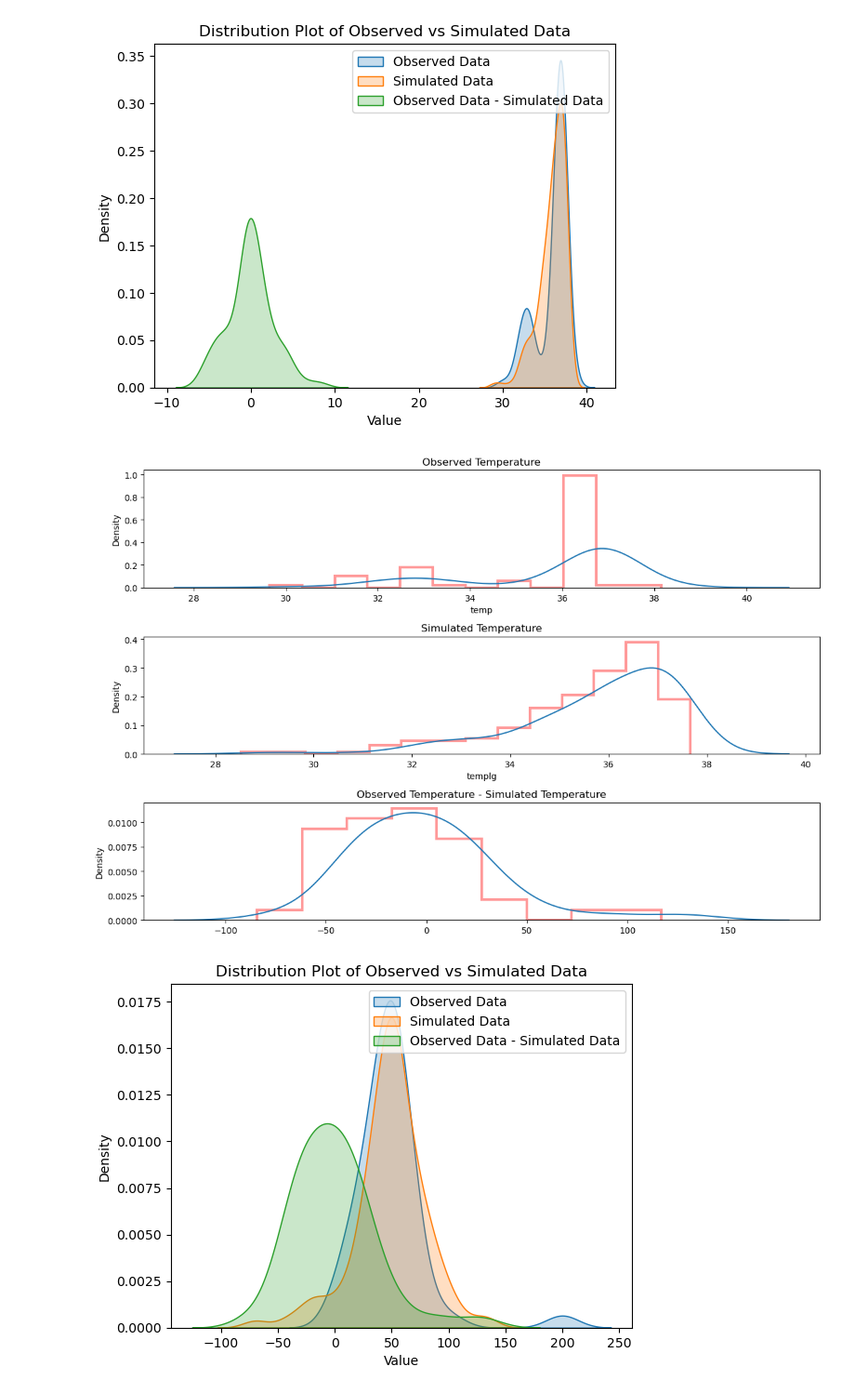
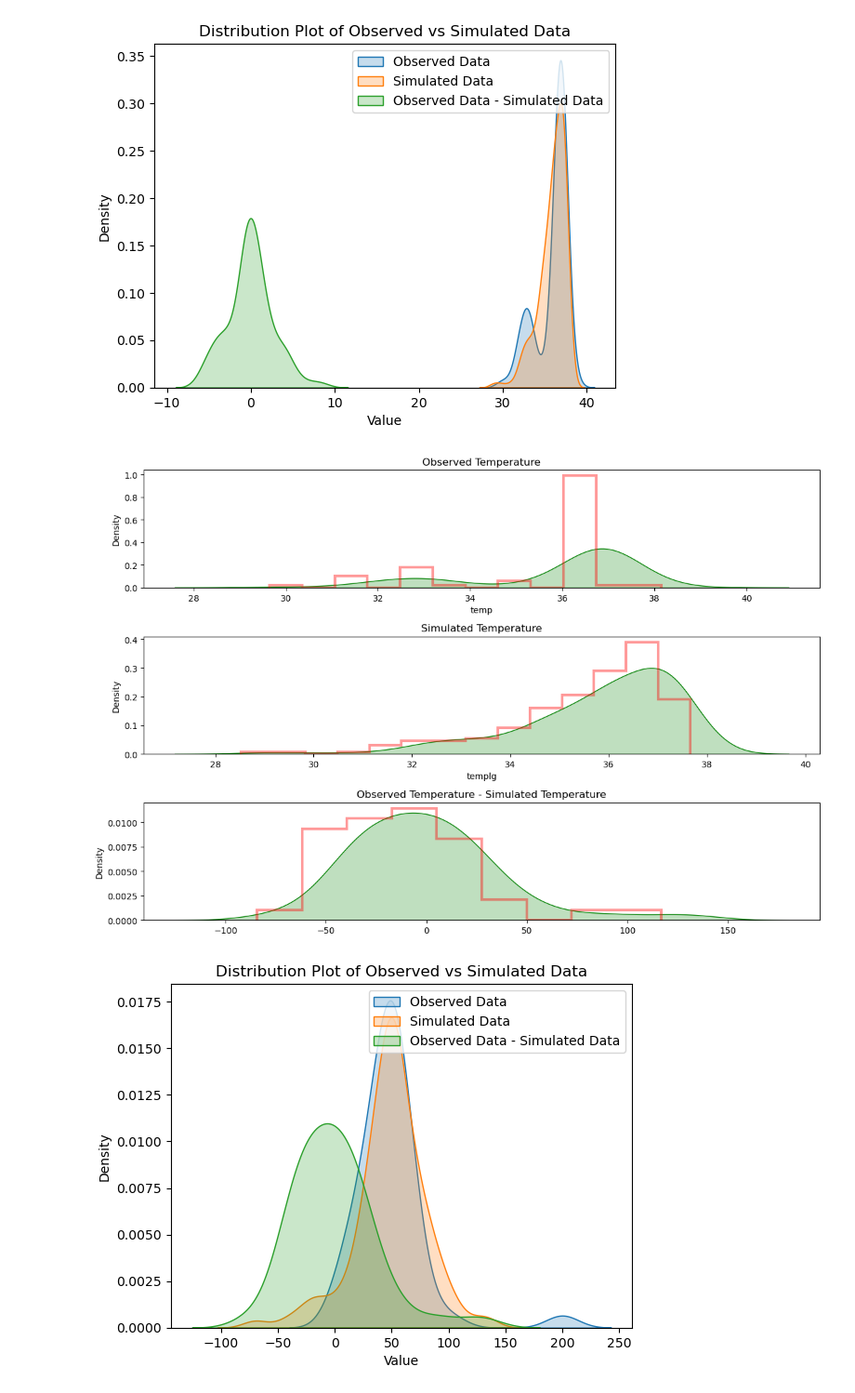
Before and after one commit to nurbujang/1progdaw23, a Jupyter notebook: project1.ipynb, the cells around one changed output. Shown at 93% size. Cells and saved outputs as stored; diff of their text form; code cells hidden in the pictures.

Commit message:
Distribution Plot markdown

```diff
--- a/project1.ipynb
+++ b/project1.ipynb
@@ -736,25 +736,28 @@ plt.show()
 # %%
 # For temperature,
 
 fig = plt.figure(figsize=(12,8))
 
 ax = fig.add_subplot(311)
-sns.distplot(df['temp'], hist_kws={'histtype':'step','align':'left','color':'red','lw':3})
+sns.distplot(df['temp'], hist_kws={'histtype':'step','align':'left','color':'red','lw':3},
+             kde_kws={'color':'g','shade':True})
 plt.title('Observed Temperature')
 
 ax = fig.add_subplot(312)
-sns.distplot(sim['templg'], hist_kws={'histtype':'step','align':'left','color':'red','lw':3})
+sns.distplot(sim['templg'], hist_kws={'histtype':'step','align':'left','color':'red','lw':3},
+             kde_kws={'color':'g','shade':True})
 plt.title('Simulated Temperature')
 
 ax = fig.add_subplot(313)
-sns.distplot(difft, hist_kws={'histtype':'step','align':'left','color':'red','lw':3})
+sns.distplot(difft, hist_kws={'histtype':'step','align':'left','color':'red','lw':3},
+             kde_kws={'color':'g','shade':True})
 plt.title('Observed Temperature - Simulated Temperature')
 
 plt.tight_layout()
 
 plt.show()
 # %% [output]
-[figure, old version]
+[figure, new version]
 # %%
 # for oxygen:
 
```
Also changed, not shown: parts of 1 cell of this notebook.
